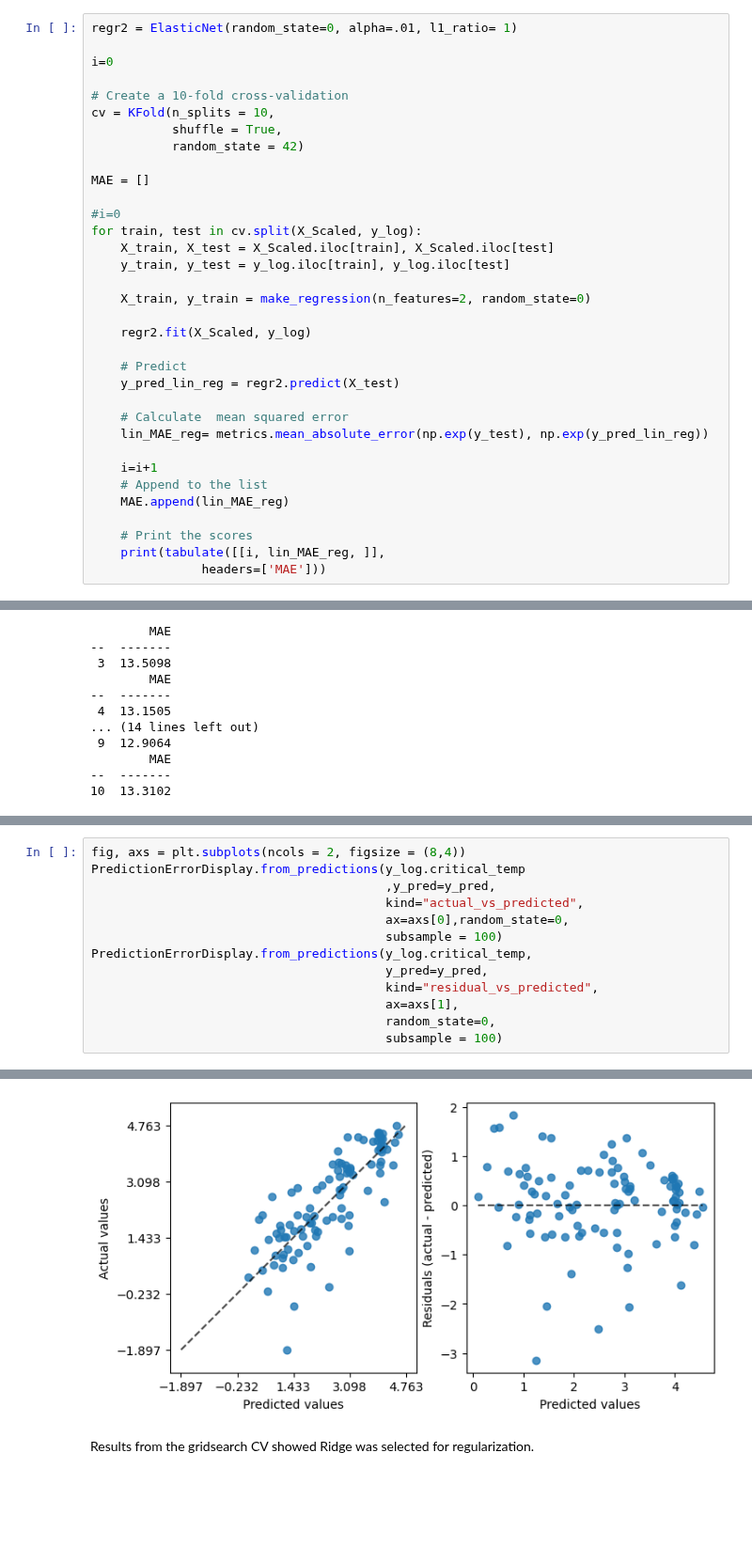
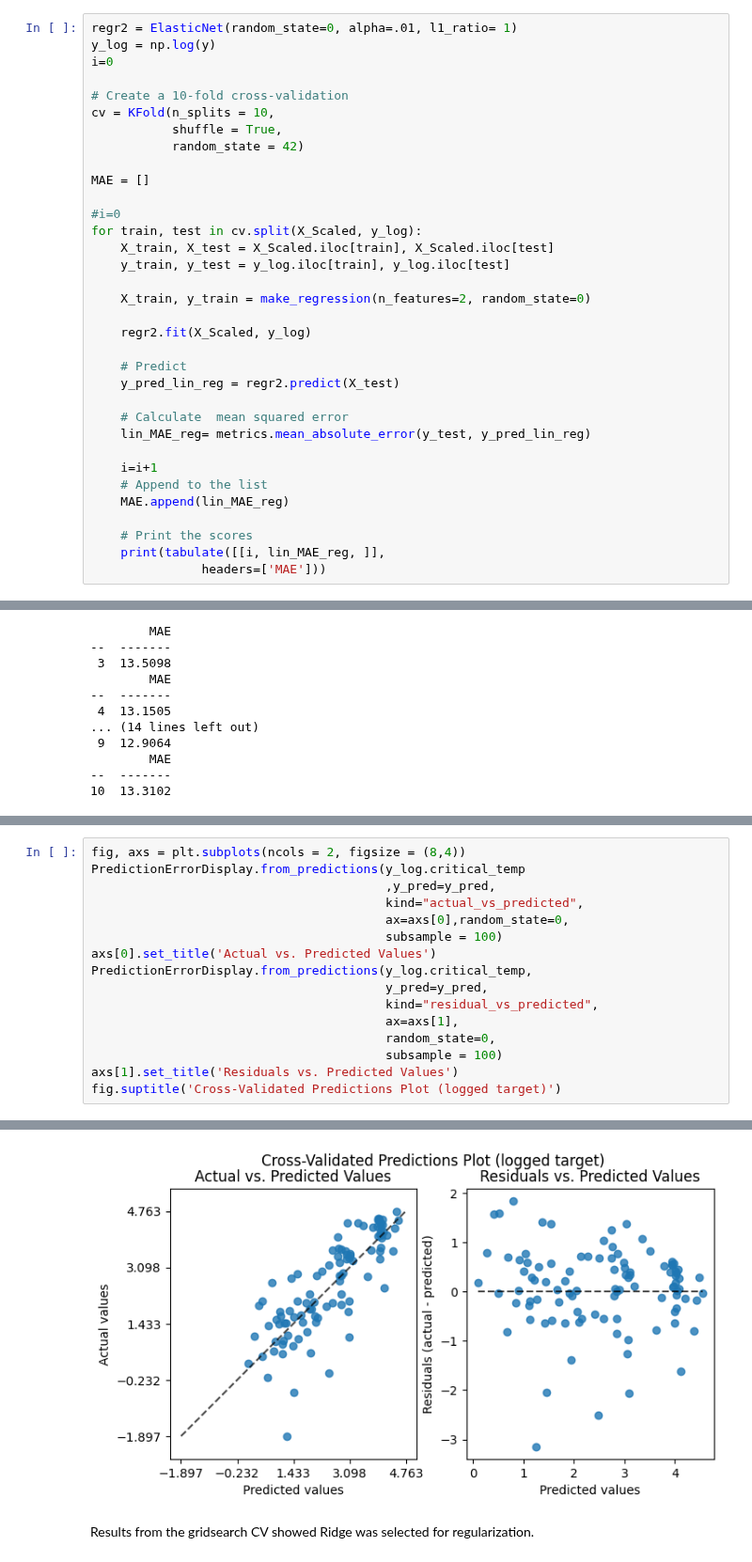
Before and after one commit to boneeyah/QTW, a Jupyter notebook: Case Study 1/Case_Study_1.ipynb, the cells around one changed output, grey strips where cells are left out. Shown at 94% size. Cells and saved outputs as stored; diff of their text form; blank space fills up the shorter version.

```diff
--- a/Case Study 1/Case_Study_1.ipynb
+++ b/Case Study 1/Case_Study_1.ipynb
@@ -214,7 +209,7 @@ Config: {'alpha': 0.01, 'l1_ratio': 1.0}
 l1_ratio = 1 is corresponds to Lasso, will run the model with using Lasso()
 # %%
 regr2 = ElasticNet(random_state=0, alpha=.01, l1_ratio= 1)
-
+y_log = np.log(y)
 i=0
 
 # Create a 10-fold cross-validation
@@ -237,7 +232,7 @@ for train, test in cv.split(X_Scaled, y_log):
     y_pred_lin_reg = regr2.predict(X_test)
 
     # Calculate  mean squared error
-    lin_MAE_reg= metrics.mean_absolute_error(np.exp(y_test), np.exp(y_pred_lin_reg))
+    lin_MAE_reg= metrics.mean_absolute_error(y_test, y_pred_lin_reg)
 
     i=i+1
     # Append to the list
@@ -335,10 +330,13 @@ PredictionErrorDisplay.from_predictions(y_log.critical_temp
                                         kind="actual_vs_predicted",
                                         ax=axs[0],random_state=0,
                                         subsample = 100)
+axs[0].set_title('Actual vs. Predicted Values')
 PredictionErrorDisplay.from_predictions(y_log.critical_temp,
                                         y_pred=y_pred,
                                         kind="residual_vs_predicted",
                                         ax=axs[1],
                                         random_state=0,
                                         subsample = 100)
+axs[1].set_title('Residuals vs. Predicted Values')
+fig.suptitle('Cross-Validated Predictions Plot (logged target)')
 # %% [output]
@@ -346,4 +344,4 @@ PredictionErrorDisplay.from_predictions(y_log.critical_temp,
-[figure, old version]
+[figure, new version]
 # %% [markdown]
 Results from the gridsearch CV showed Ridge was selected for regularization.
 # %%
```
Also changed, not shown: parts of 13 cells of this notebook.
